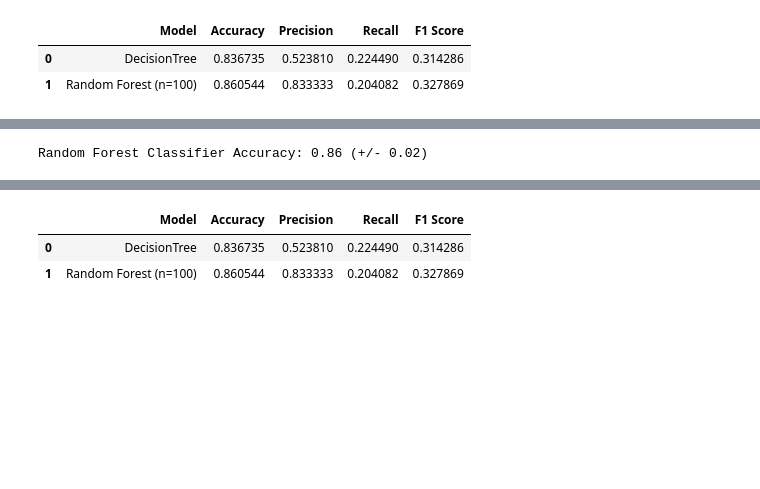
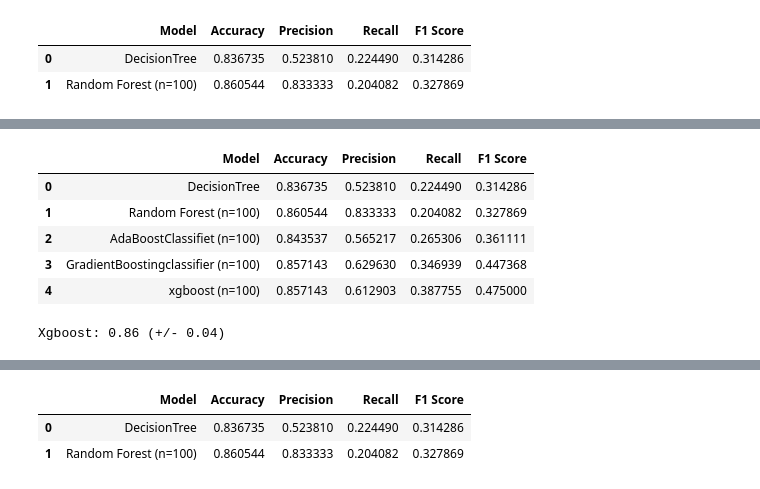
Before and after one commit to aniruddhachoudhury/HR-ATTRITION, a Jupyter notebook: HR ATTRITION.ipynb, the cells around one changed output, grey strips where cells are left out. Cells and saved outputs as stored; diff of their text form; code cells hidden in the pictures; blank space fills up the shorter version.

```diff
--- a/HR ATTRITION.ipynb
+++ b/HR ATTRITION.ipynb
@@ -248,4 +248,4 @@ Index(['Age', 'DailyRate', 'DistanceFromHome', 'Education',
       dtype='object')
 # %%
 X=data_main.drop('Attrition',axis=1)
-y=data_main.Attrition_ind
+y=data_main.Attrition
@@ -359,0 +384,20 @@ results
+# %%
+#GradientBoostingRegressor
+from sklearn.ensemble import GradientBoostingClassifier
+classifier = GradientBoostingClassifier( n_estimators=3000, learning_rate=0.05,
+                                   max_depth=4, max_features='sqrt',
+                                   min_samples_leaf=15, min_samples_split=10,
+                                   random_state =5)
+classifier.fit(X_train, y_train)
+
+# Predicting Test Set
+y_pred = classifier.predict(X_test)
+acc = accuracy_score(y_test, y_pred)
+prec = precision_score(y_test, y_pred)
+rec = recall_score(y_test, y_pred)
+f1 = f1_score(y_test, y_pred)
+
+model_results = pd.DataFrame([['GradientBoostingclassifier (n=100)', acc, prec, rec, f1]],
+               columns = ['Model', 'Accuracy', 'Precision', 'Recall', 'F1 Score'])
+
+results = results.append(model_results, ignore_index = True)
@@ -360,8 +430,17 @@ results
+# %%
+results
+# %% [output]
+|  | Model | Accuracy | Precision | Recall | F1 Score |
+| 0 | DecisionTree | 0.836735 | 0.523810 | 0.224490 | 0.314286 |
+| 1 | Random Forest (n=100) | 0.860544 | 0.833333 | 0.204082 | 0.327869 |
+| 2 | AdaBoostClassifiet (n=100) | 0.843537 | 0.565217 | 0.265306 | 0.361111 |
+| 3 | GradientBoostingclassifier (n=100) | 0.857143 | 0.629630 | 0.346939 | 0.447368 |
+| 4 | xgboost (n=100) | 0.857143 | 0.612903 | 0.387755 | 0.475000 |
 # %%
 ## K-fold Cross Validation
 from sklearn.model_selection import cross_val_score
 accuracies = cross_val_score(estimator = classifier, X= X_train, y = y_train,
                              cv = 10)
-print("Random Forest Classifier Accuracy: %0.2f (+/- %0.2f)"  % (accuracies.mean(), accuracies.std() * 2))
+print("Xgboost: %0.2f (+/- %0.2f)"  % (accuracies.mean(), accuracies.std() * 2))
 # %% [output]
-Random Forest Classifier Accuracy: 0.86 (+/- 0.02)
+Xgboost: 0.86 (+/- 0.04)
```
Also changed, not shown: parts of 8 cells of this notebook.
